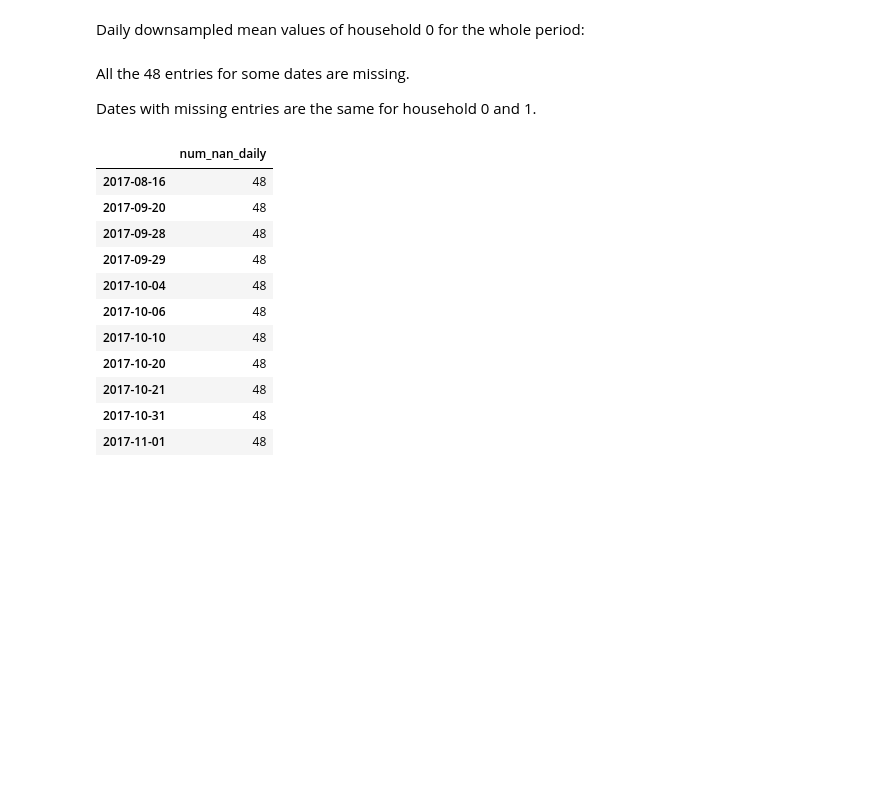
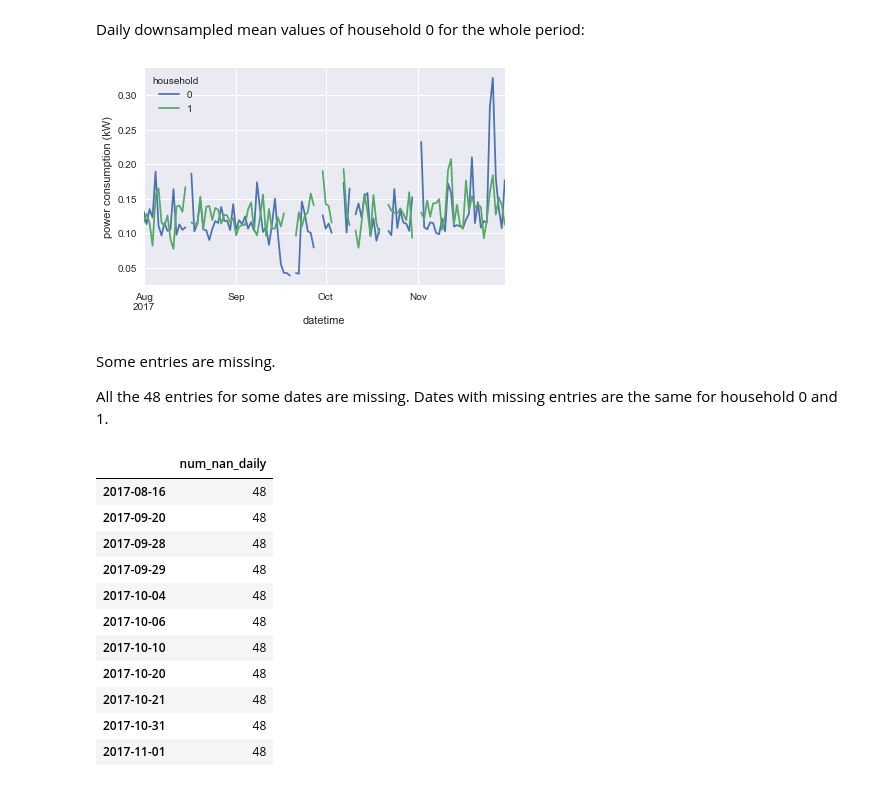
Before and after one commit to edxu96/elec_consumption, a Jupyter notebook: index.ipynb, the cells around one changed output. Drawn from its saved outputs; the diff is of its cells as text; code cells hidden in the pictures; blank space fills up the shorter version.

Commit message:
Down resampling daily for a year (#17)

```diff
--- a/index.ipynb
+++ b/index.ipynb
@@ -83,9 +84,15 @@ ax.set(ylabel='power consumption (kW)');
 [figure]
 # %% [markdown]
 Daily downsampled mean values of household 0 for the whole period:
+# %%
+#hide_input
+df_daily = df.iloc[:, :2].resample('1D', closed='left').mean()
+df_daily.plot(ylabel='power consumption (kW)');
+# %% [output]
+[figure, added]
 # %% [markdown]
-All the 48 entries for some dates are missing.
+Some entries are missing.
 
-Dates with missing entries are the same for household 0 and 1.
+All the 48 entries for some dates are missing. Dates with missing entries are the same for household 0 and 1.
 # %%
 #hide_input
```
Also changed, not shown: parts of 4 cells of this notebook, 5 other files.
